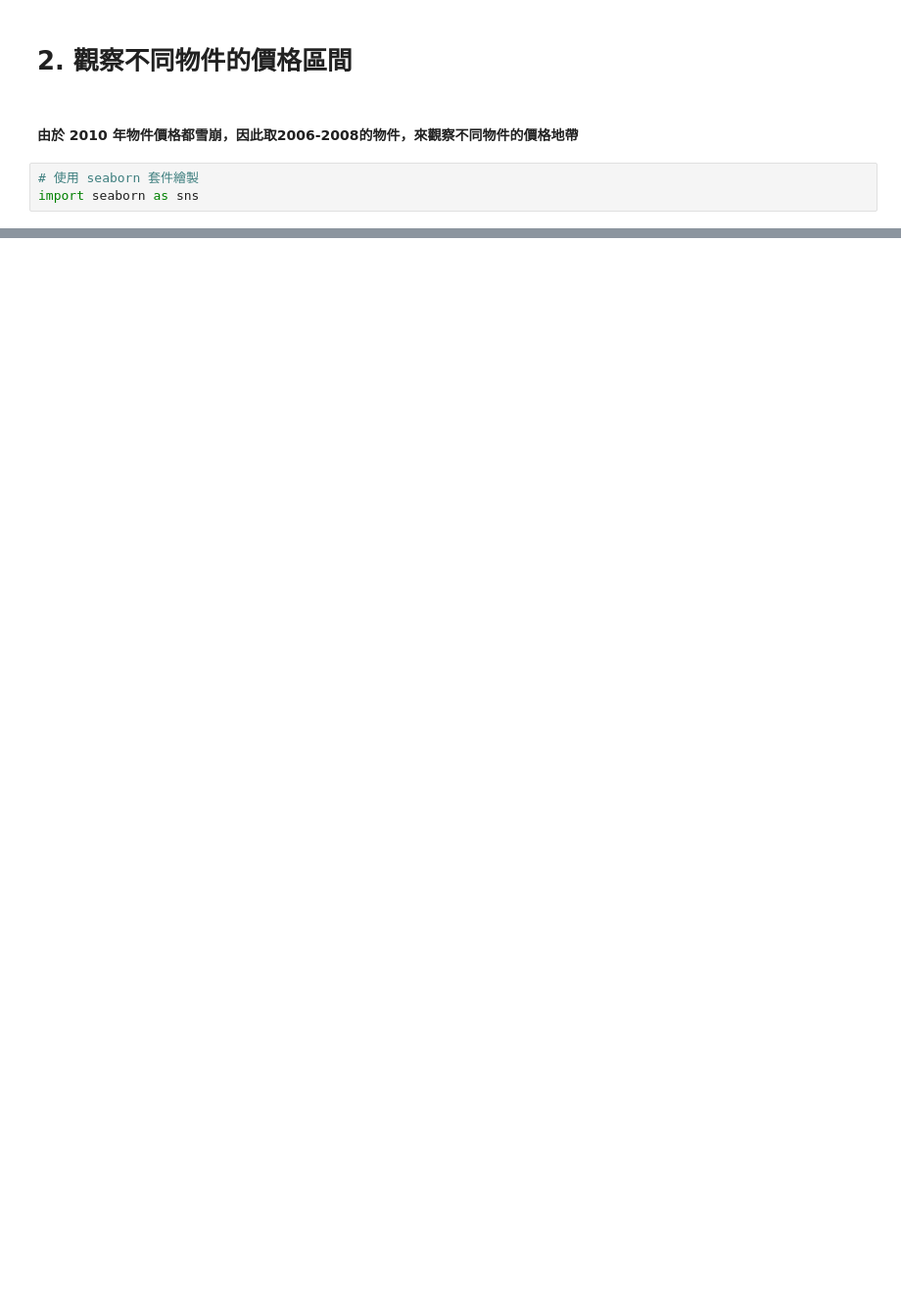
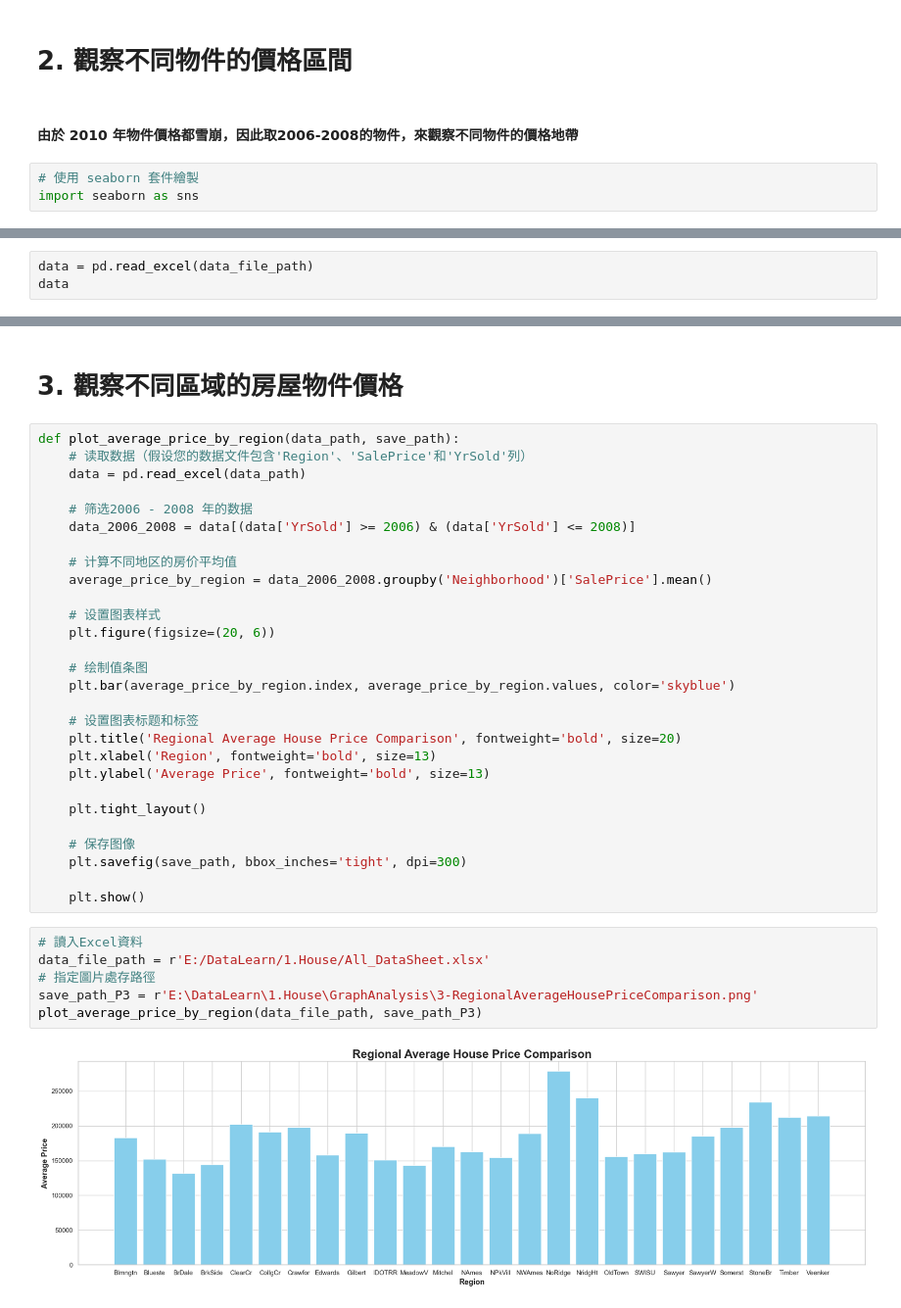
Before and after one commit to Ricky7737/DataAnalysisAndLearning, a Jupyter notebook: Kaggle資料練習/1.HousePricePredict/圖表分析練習/2-HouseMatplotlib.ipynb, the cells around one changed output, grey strips where cells are left out. Shown at 98% size. Cells and saved outputs as stored; diff of their text form; blank space fills up the shorter version.

```diff
--- a/Kaggle資料練習/1.HousePricePredict/圖表分析練習/2-HouseMatplotlib.ipynb
+++ b/Kaggle資料練習/1.HousePricePredict/圖表分析練習/2-HouseMatplotlib.ipynb
@@ -135,0 +126,3 @@ plot_price_boxplot(data_file_path, save_path_P2)
+# %%
+data = pd.read_excel(data_file_path)
+data
@@ -135,0 +164,38 @@ plot_price_boxplot(data_file_path, save_path_P2)
+# %% [markdown]
+# 3. 觀察不同區域的房屋物件價格
+# %%
+def plot_average_price_by_region(data_path, save_path):
+    # 读取数据（假设您的数据文件包含'Region'、'SalePrice'和'YrSold'列）
+    data = pd.read_excel(data_path)
+
+    # 筛选2006 - 2008 年的数据
+    data_2006_2008 = data[(data['YrSold'] >= 2006) & (data['YrSold'] <= 2008)]
+
+    # 计算不同地区的房价平均值
+    average_price_by_region = data_2006_2008.groupby('Neighborhood')['SalePrice'].mean()
+
+    # 设置图表样式
+    plt.figure(figsize=(20, 6))
+
+    # 绘制值条图
+    plt.bar(average_price_by_region.index, average_price_by_region.values, color='skyblue')
+
+    # 设置图表标题和标签
+    plt.title('Regional Average House Price Comparison', fontweight='bold', size=20)
+    plt.xlabel('Region', fontweight='bold', size=13)
+    plt.ylabel('Average Price', fontweight='bold', size=13)
+
+    plt.tight_layout()
+
+    # 保存图像
+    plt.savefig(save_path, bbox_inches='tight', dpi=300)
+
+    plt.show()
+# %%
+# 讀入Excel資料
+data_file_path = r'E:/DataLearn/1.House/All_DataSheet.xlsx'
+# 指定圖片處存路徑
+save_path_P3 = r'E:\DataLearn\1.House\GraphAnalysis\3-RegionalAverageHousePriceComparison.png'
+plot_average_price_by_region(data_file_path, save_path_P3)
+# %% [output]
+[figure, added]
```
Also changed, not shown: parts of 6 cells of this notebook.
